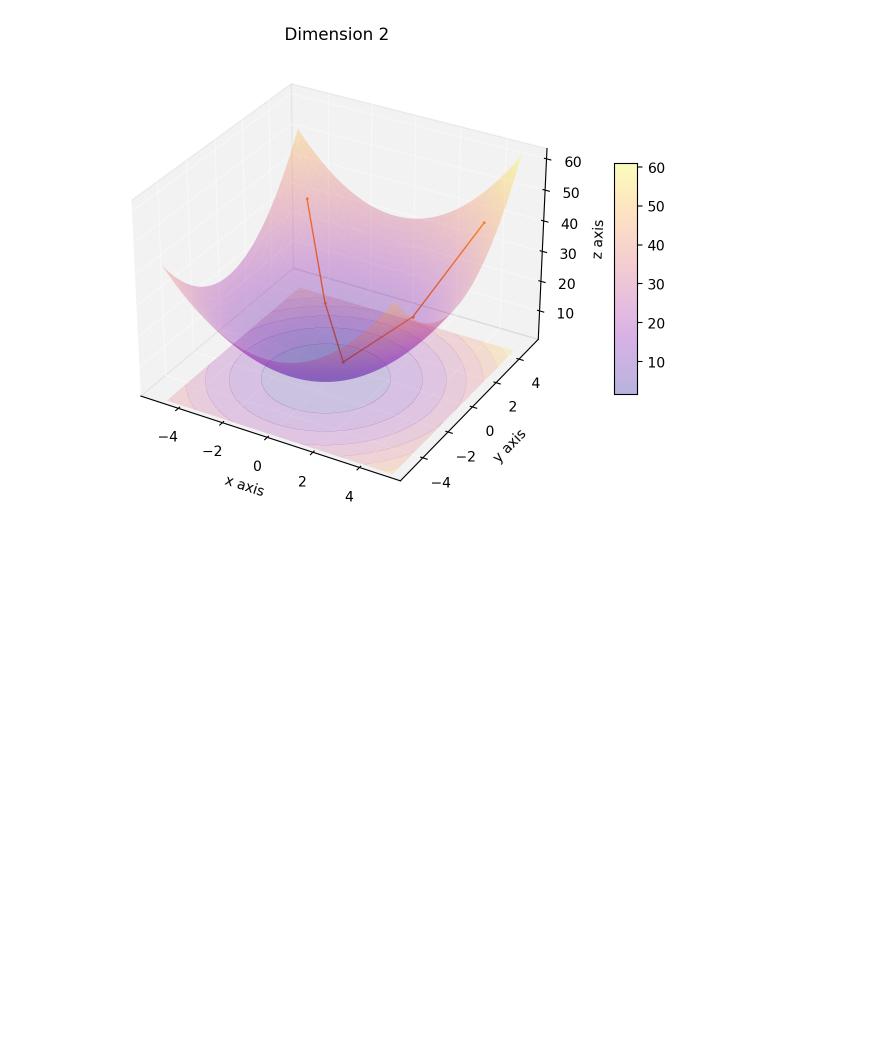
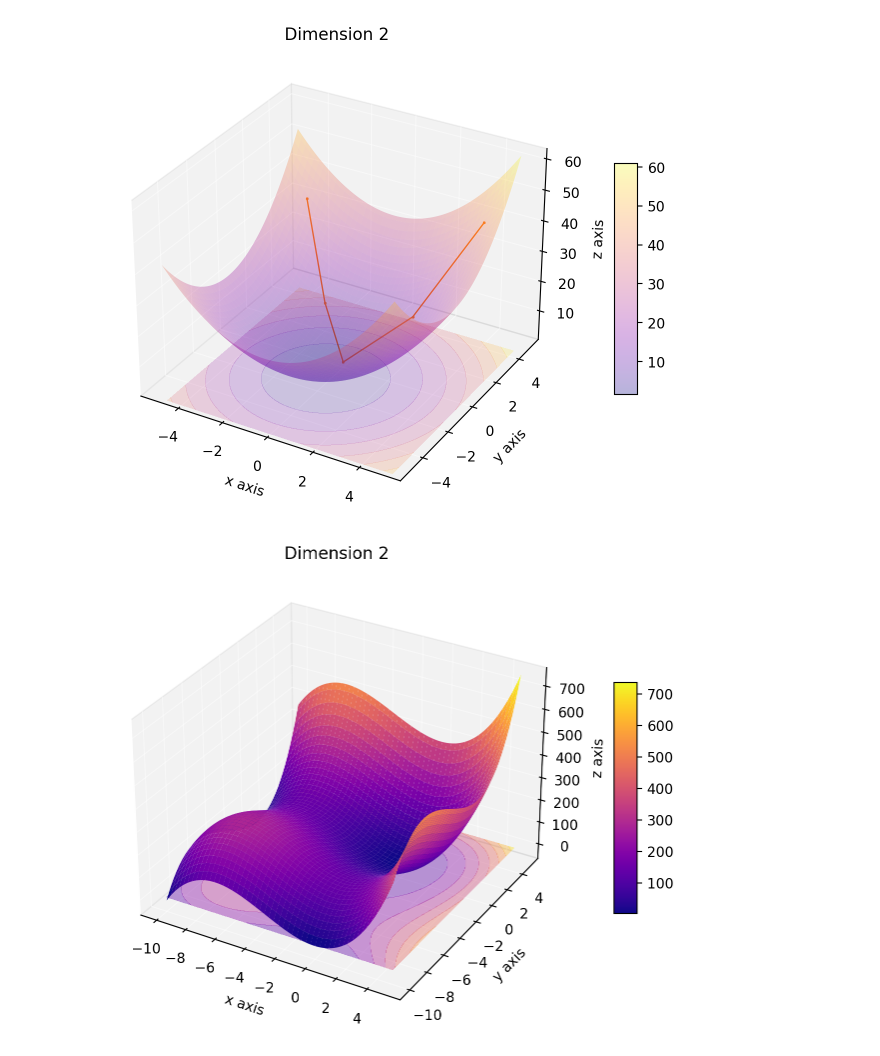
Before and after one commit to Mousteph/Descent, a Jupyter notebook: figures.ipynb, the cells around one changed output. Cells and saved outputs as stored; diff of their text form; code cells hidden in the pictures; blank space fills up the shorter version.

Commit message:
(add) cubic 2d and cubic 3d

```diff
--- a/figures.ipynb
+++ b/figures.ipynb
@@ -38,3 +38,10 @@ descent = {
 quadratic_3d.figure(descent=descent)
 # %% [output]
 [figure]
+# %%
+cubic_3d = Cubic3D(np.array([10, 10]))
+x = np.linspace(-10, 5, 100)
+X = np.stack((x, x), axis=-1)
+cube = cubic_3d.figure(X)
+# %% [output]
+[figure, added]
```
Also changed, not shown: parts of 2 cells of this notebook, 5 other files.
